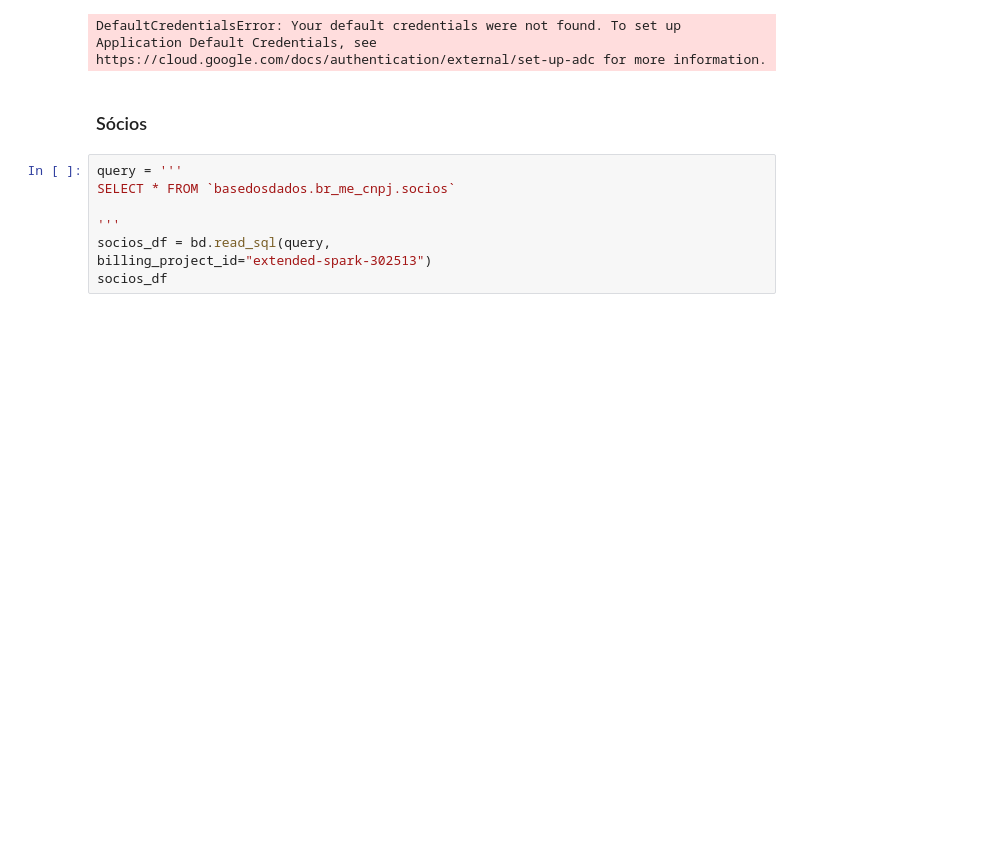
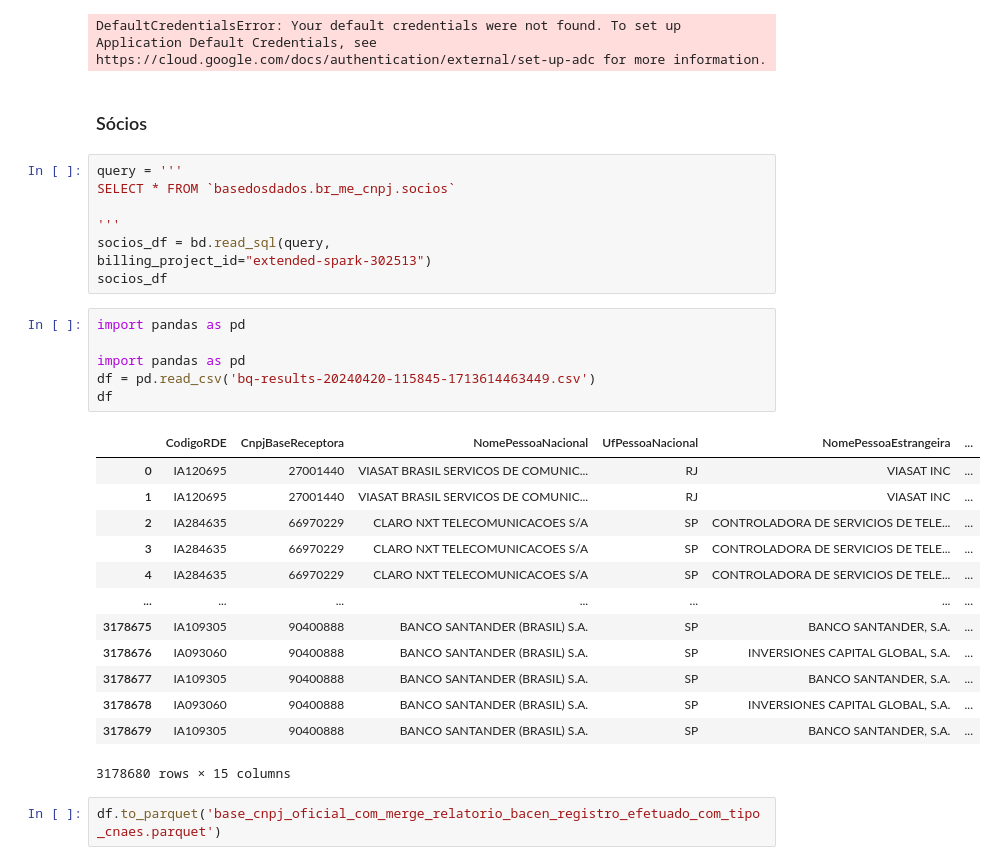
Before and after one commit to estevaocardoso/projetos-estevao, a Jupyter notebook: DISSERTAÇÃO/rascunhos.ipynb, the cells around one changed output. Saved outputs shown, nothing was run; the diff lists cells and outputs as text; blank space fills up the shorter version.

```diff
--- a/DISSERTAÇÃO/rascunhos.ipynb
+++ b/DISSERTAÇÃO/rascunhos.ipynb
@@ -481,3 +489,25 @@ SELECT * FROM `basedosdados.br_me_cnpj.socios`
 socios_df = bd.read_sql(query,
 billing_project_id="extended-spark-302513")
 socios_df
+# %%
+import pandas as pd
+
+import pandas as pd
+df = pd.read_csv('bq-results-20240420-115845-1713614463449.csv')
+df
+# %% [output]
+|  | CodigoRDE | CnpjBaseReceptora | NomePessoaNacional | UfPessoaNacional | NomePessoaEstrangeira | ... |
+| 0 | IA120695 | 27001440 | VIASAT BRASIL SERVICOS DE COMUNIC... | RJ | VIASAT INC | ... |
+| 1 | IA120695 | 27001440 | VIASAT BRASIL SERVICOS DE COMUNIC... | RJ | VIASAT INC | ... |
+| 2 | IA284635 | 66970229 | CLARO NXT TELECOMUNICACOES S/A | SP | CONTROLADORA DE SERVICIOS DE TELE... | ... |
+| 3 | IA284635 | 66970229 | CLARO NXT TELECOMUNICACOES S/A | SP | CONTROLADORA DE SERVICIOS DE TELE... | ... |
+| 4 | IA284635 | 66970229 | CLARO NXT TELECOMUNICACOES S/A | SP | CONTROLADORA DE SERVICIOS DE TELE... | ... |
+| ... | ... | ... | ... | ... | ... | ... |
+| 3178675 | IA109305 | 90400888 | BANCO SANTANDER (BRASIL) S.A. | SP | BANCO SANTANDER, S.A. | ... |
+| 3178676 | IA093060 | 90400888 | BANCO SANTANDER (BRASIL) S.A. | SP | INVERSIONES CAPITAL GLOBAL, S.A. | ... |
+| 3178677 | IA109305 | 90400888 | BANCO SANTANDER (BRASIL) S.A. | SP | BANCO SANTANDER, S.A. | ... |
+| 3178678 | IA093060 | 90400888 | BANCO SANTANDER (BRASIL) S.A. | SP | INVERSIONES CAPITAL GLOBAL, S.A. | ... |
+| 3178679 | IA109305 | 90400888 | BANCO SANTANDER (BRASIL) S.A. | SP | BANCO SANTANDER, S.A. | ... |
+3178680 rows × 15 columns
+# %%
+df.to_parquet('base_cnpj_oficial_com_merge_relatorio_bacen_registro_efetuado_com_tipo_cnaes.parquet')
```
Also changed, not shown: parts of 2 cells of this notebook, 2 other files.
